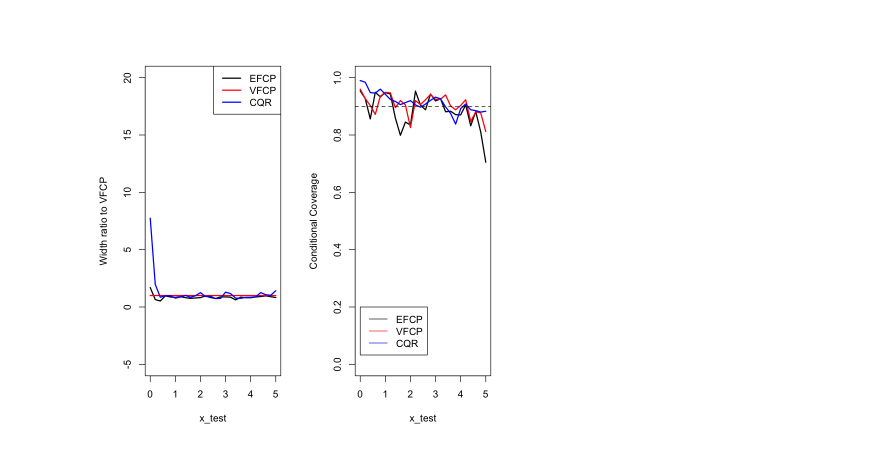
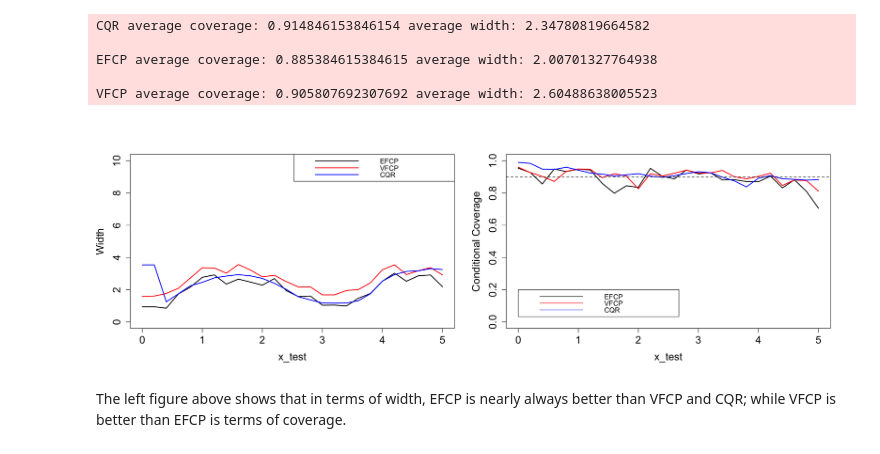
Before and after one commit to Elsa-Yang98/ConformalSmallest, a Jupyter notebook: R/EFCP-VFCP-CQR.ipynb, the cells around one changed output. Drawn from its saved outputs; the diff is of its cells as text; code cells hidden in the pictures.

```diff
--- a/R/EFCP-VFCP-CQR.ipynb
+++ b/R/EFCP-VFCP-CQR.ipynb
@@ -285,21 +289,31 @@ legend("top", legend=c("EFCP", "VFCP"),
 # %%
 par(mfrow = c(1,2))
-plot(x_test, width_efcp, type = 'l', ylim = c(-5,20), lwd = 2,ylab="Width ratio to VFCP")
-
+plot(x_test, width_efcp, type = 'l', ylim = c(0,10), lwd = 2,ylab="Width", cex.lab=1.5, cex.axis=1.5, cex.main=1.5, cex.sub=1.5)
 #lines(x_test, width_efcp - sd_width_efcp, type = 'l', lty = 2, lwd = 2)
 #lines(x_test, width_efcp + sd_width_efcp, type = 'l', lty = 2, lwd = 2)
 lines(x_test, width_vfcp, type = 'l', ylim = range(c(width_efcp, width_vfcp)), lwd = 2, col = "red")
 #lines(x_test, width_vfcp - sd_width_vfcp, type = 'l', lty = 2, lwd = 2, col = "red")
 #lines(x_test, width_vfcp + sd_width_vfcp, type = 'l', lty = 2, lwd = 2, col = "red")
 lines(x_test, width_cqr, type = 'l', ylim = range(c(width_efcp, width_vfcp)), lwd = 2, col = "blue")
 legend("topright", legend=c("EFCP", "VFCP","CQR"),
        col=c("black","red", "blue"), lty=1, lwd=2)
 
-plot(x_test, cov_efcp, type = 'l', ylim = c(0, 1), lwd = 2,ylab="Conditional Coverage")
+plot(x_test, cov_efcp, type = 'l', ylim = c(0, 1), lwd = 2,ylab="Conditional Coverage", cex.lab=1.5, cex.axis=1.5, cex.main=1.5, cex.sub=1.5)
 lines(x_test, cov_vfcp, type = 'l', col = "red", lwd = 2)
 lines(x_test, cov_cqr, type = 'l', col = "blue", lwd = 2)
 legend(0,0.2, legend=c("EFCP", "VFCP","CQR"),
        col=c("black","red", "blue"), lty=1)
 abline(h = 1-alpha,lty=2)
+
+message("CQR average coverage: ",mean(cov_cqr), " average width: ",mean(width_cqr) )
+message("EFCP average coverage: ",mean(cov_efcp), " average width: ",mean(width_efcp) )
+message("VFCP average coverage: ",mean(cov_vfcp), " average width: ",mean(width_vfcp) )
 # %% [output]
+CQR average coverage: 0.914846153846154 average width: 2.34780819664582
+
+EFCP average coverage: 0.885384615384615 average width: 2.00701327764938
+
+VFCP average coverage: 0.905807692307692 average width: 2.60488638005523
-[figure, old version]
+[figure, new version]
+# %% [markdown]
+The left figure above shows that in terms of width, EFCP is nearly always better than VFCP and CQR; while VFCP is better than EFCP is terms of coverage.
```
Also changed, not shown: parts of 16 cells of this notebook, 4 other files.
